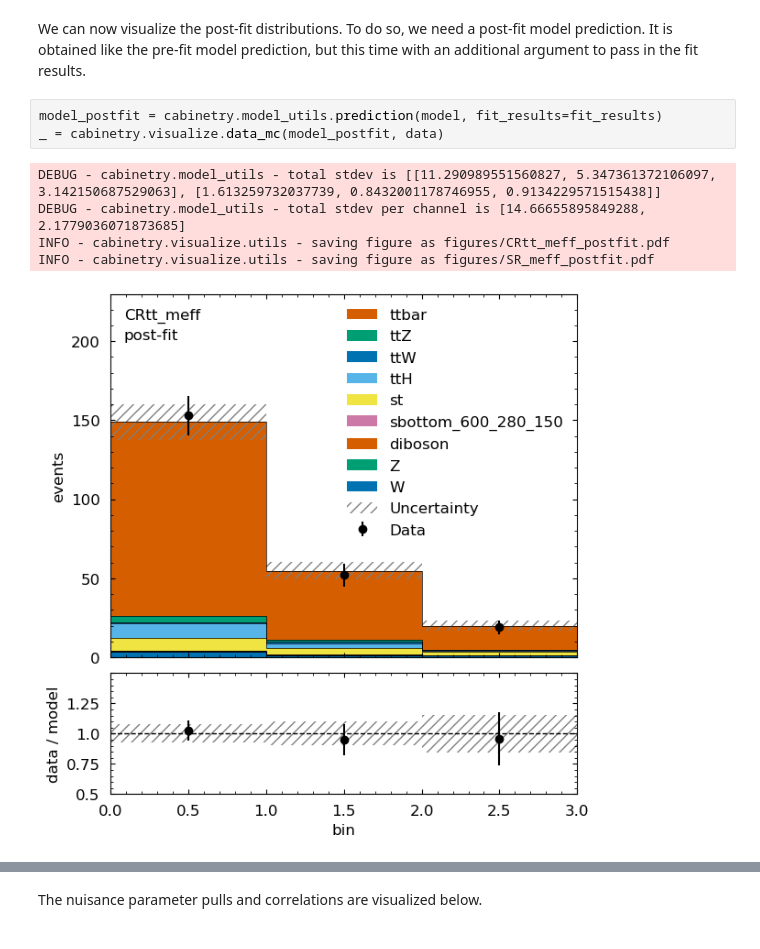
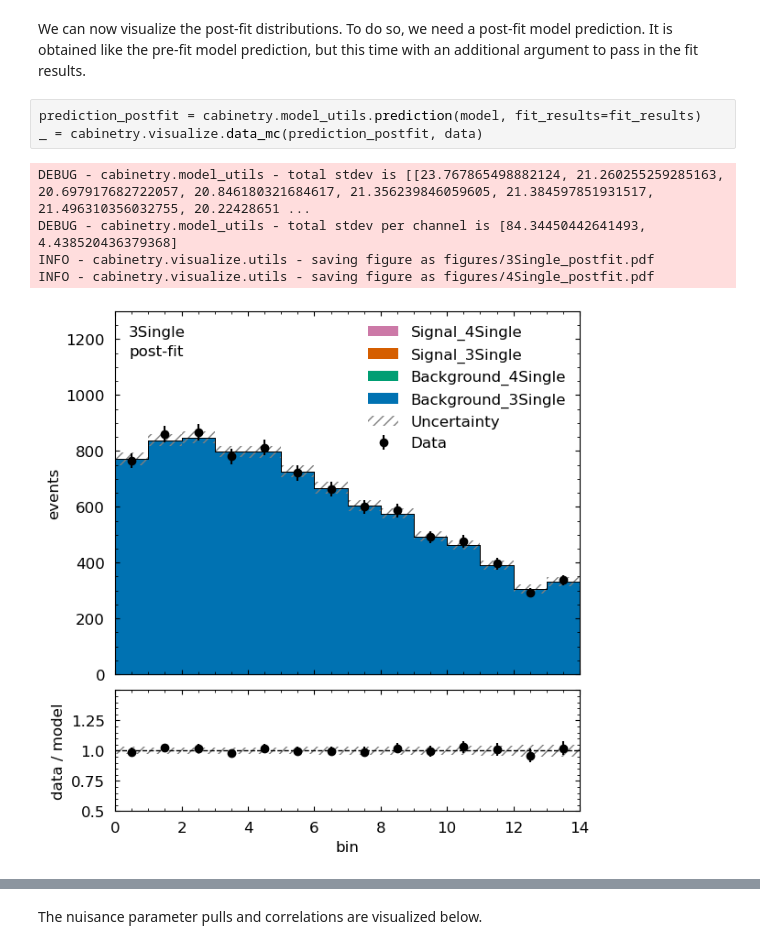
Before and after one commit to RobertLes/ATLAS-OpenDataStats, a Jupyter notebook: HEPData_statistics.ipynb, the cells around one changed output, grey strips where cells are left out. Cells and saved outputs as stored; diff of their text form.

```diff
--- a/HEPData_statistics.ipynb
+++ b/HEPData_statistics.ipynb
@@ -235,11 +242,11 @@ FitResults(bestfit=array([ 4.44988825e-03, -7.21385887e-03,  0.00000000e+00, -1.
 # %% [markdown]
 We can now visualize the post-fit distributions. To do so, we need a post-fit model prediction. It is obtained like the pre-fit model prediction, but this time with an additional argument to pass in the fit results.
 # %%
-model_postfit = cabinetry.model_utils.prediction(model, fit_results=fit_results)
-_ = cabinetry.visualize.data_mc(model_postfit, data)
+prediction_postfit = cabinetry.model_utils.prediction(model, fit_results=fit_results)
+_ = cabinetry.visualize.data_mc(prediction_postfit, data)
 # %% [output]
-DEBUG - cabinetry.model_utils - total stdev is [[11.290989551560827, 5.347361372106097, 3.142150687529063], [1.613259732037739, 0.8432001178746955, 0.9134229571515438]]
-DEBUG - cabinetry.model_utils - total stdev per channel is [14.66655895849288, 2.1779036071873685]
-INFO - cabinetry.visualize.utils - saving figure as figures/CRtt_meff_postfit.pdf
-INFO - cabinetry.visualize.utils - saving figure as figures/SR_meff_postfit.pdf
+DEBUG - cabinetry.model_utils - total stdev is [[23.767865498882124, 21.260255259285163, 20.697917682722057, 20.846180321684617, 21.356239846059605, 21.384597851931517, 21.496310356032755, 20.22428651 ...
+DEBUG - cabinetry.model_utils - total stdev per channel is [84.34450442641493, 4.438520436379368]
+INFO - cabinetry.visualize.utils - saving figure as figures/3Single_postfit.pdf
+INFO - cabinetry.visualize.utils - saving figure as figures/4Single_postfit.pdf
-[figure, old version]
+[figure, new version]
```
Also changed, not shown: parts of 39 cells of this notebook.
